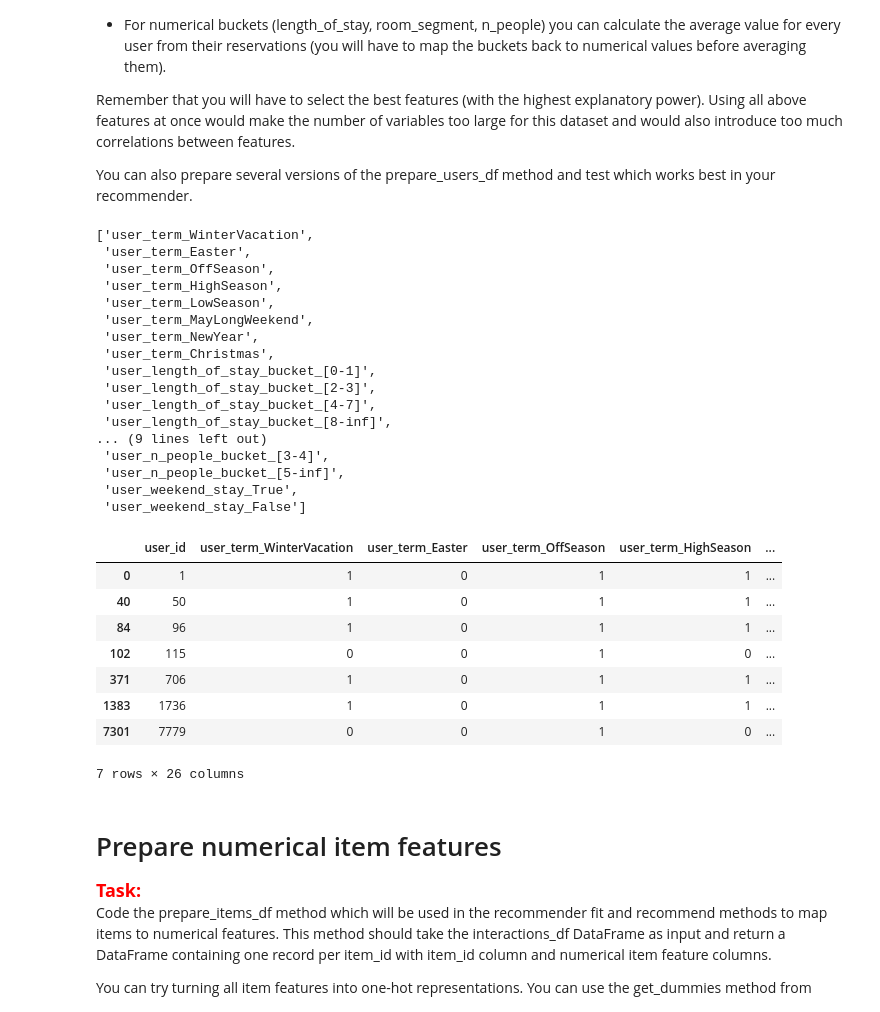
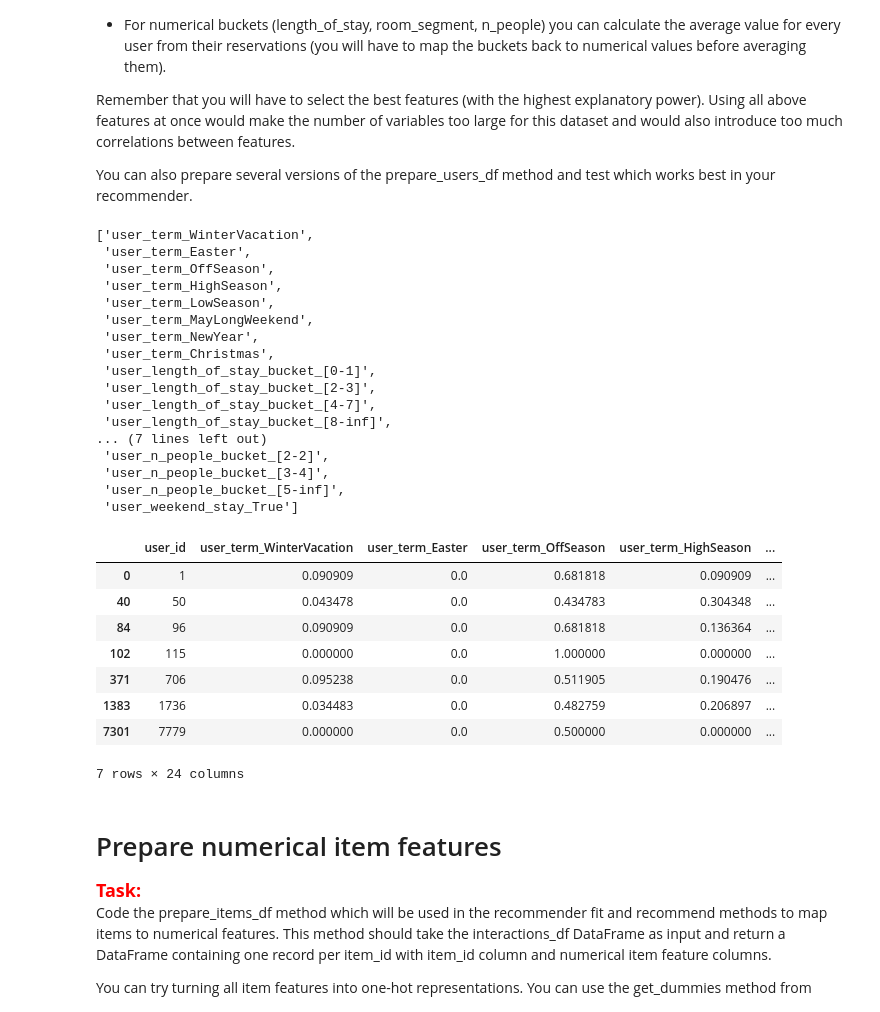
Before and after one commit to KrystynM/recommender, a Jupyter notebook: project_1_recommender_and_evaluation.ipynb, the cells around one changed output. Cells and saved outputs as stored; diff of their text form; code cells hidden in the pictures.

Commit message:
Changes in user and items features (Best results)

```diff
--- a/project_1_recommender_and_evaluation.ipynb
+++ b/project_1_recommender_and_evaluation.ipynb
@@ -95,46 +95,47 @@ def prepare_users_df(interactions_df):
         'user_room_segment': interactions_df['room_segment'],
         'user_n_people_bucket': interactions_df['n_people_bucket'],
         'user_weekend_stay': interactions_df['weekend_stay'],
     }
     user_features = pd.DataFrame(data)
-    users_df = pd.get_dummies(user_features).groupby('user_id').max().reset_index()
+    users_df = pd.get_dummies(user_features).groupby('user_id').mean().reset_index().drop(
+        ['user_rate_plan_Nonref', 'user_weekend_stay_False'], axis = 1)
 
-    user_features = list(pd.get_dummies(users_df.drop(['user_id'], axis=1)))
+    user_features = list(pd.get_dummies(users_df.drop(['user_id'], axis = 1)))
 
     return users_df, user_features
 
 users_df, user_features = prepare_users_df(interactions_df)
 
 display(user_features)
 
 display(users_df.loc[users_df['user_id'].isin([706, 1736, 7779, 96, 1, 50, 115])].head(15))
 # %% [output]
 ['user_term_WinterVacation',
  'user_term_Easter',
  'user_term_OffSeason',
  'user_term_HighSeason',
  'user_term_LowSeason',
  'user_term_MayLongWeekend',
  'user_term_NewYear',
  'user_term_Christmas',
  'user_length_of_stay_bucket_[0-1]',
  'user_length_of_stay_bucket_[2-3]',
  'user_length_of_stay_bucket_[4-7]',
  'user_length_of_stay_bucket_[8-inf]',
-... (9 lines left out)
+... (7 lines left out)
+ 'user_n_people_bucket_[2-2]',
  'user_n_people_bucket_[3-4]',
  'user_n_people_bucket_[5-inf]',
- 'user_weekend_stay_True',
- 'user_weekend_stay_False']
+ 'user_weekend_stay_True']
 |  | user_id | user_term_WinterVacation | user_term_Easter | user_term_OffSeason | user_term_HighSeason | ... |
-| 0 | 1 | 1 | 0 | 1 | 1 | ... |
-| 40 | 50 | 1 | 0 | 1 | 1 | ... |
-| 84 | 96 | 1 | 0 | 1 | 1 | ... |
-| 102 | 115 | 0 | 0 | 1 | 0 | ... |
-| 371 | 706 | 1 | 0 | 1 | 1 | ... |
-| 1383 | 1736 | 1 | 0 | 1 | 1 | ... |
-| 7301 | 7779 | 0 | 0 | 1 | 0 | ... |
+| 0 | 1 | 0.090909 | 0.0 | 0.681818 | 0.090909 | ... |
+| 40 | 50 | 0.043478 | 0.0 | 0.434783 | 0.304348 | ... |
+| 84 | 96 | 0.090909 | 0.0 | 0.681818 | 0.136364 | ... |
+| 102 | 115 | 0.000000 | 0.0 | 1.000000 | 0.000000 | ... |
+| 371 | 706 | 0.095238 | 0.0 | 0.511905 | 0.190476 | ... |
+| 1383 | 1736 | 0.034483 | 0.0 | 0.482759 | 0.206897 | ... |
+| 7301 | 7779 | 0.000000 | 0.0 | 0.500000 | 0.000000 | ... |
-7 rows × 26 columns
+7 rows × 24 columns
 # %% [markdown]
 # Prepare numerical item features
 
```
Also changed, not shown: parts of 7 cells of this notebook.
